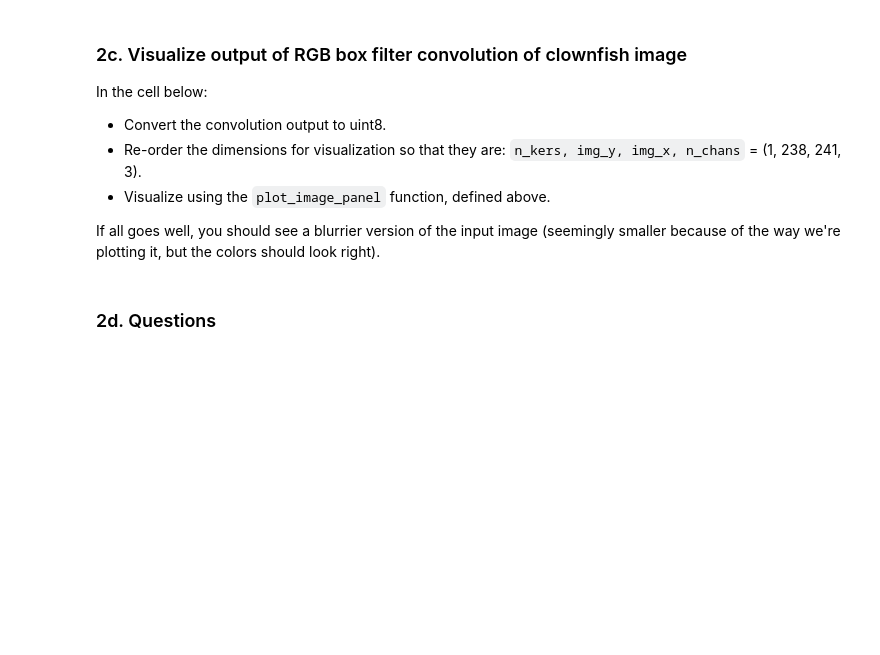
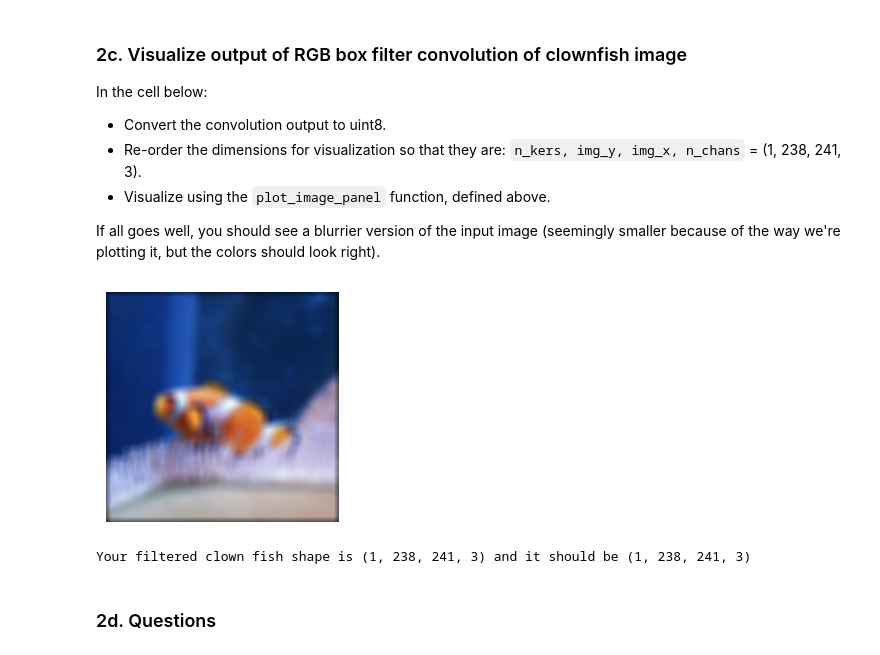
Before and after one commit to djluci/NeuralNetworks, a Jupyter notebook: Project3_ConvolutionalNN/convolution_and_pooling.ipynb, the cells around one changed output. Saved outputs shown, nothing was run; the diff lists cells and outputs as text; code cells hidden in the pictures; blank space fills up the shorter version.

```diff
--- a/Project3_ConvolutionalNN/convolution_and_pooling.ipynb
+++ b/Project3_ConvolutionalNN/convolution_and_pooling.ipynb
@@ -361,5 +361,13 @@ In the cell below, take the color clownfish image and convert it to a numpy arra
 # %%
 # YOUR CODE HERE
 
+# PIL image -> Numpy array
+clownfish_np = np.array(clownfish)
+
+# Drop 4th (alpha) channel using slicing, shape goes from (238, 241, 4) -> (238, 241, 3)
+clownfish_np = clownfish_np[:, :, :3]
+
+# Move color channel to front, shape goes from (238, 241, 3) -> (3, 238, 241)
 clownfish_np = np.transpose(clownfish_np, (2, 0, 1))  # permute dims so that channel is leading
+
 print(f'Raw color clown fish image is {clownfish_np.shape} and should be (3, 238, 241)')
@@ -374,3 +382,15 @@ Add a leading singleton dimension so shape is `(1, 11, 11)`
+# %%
+# YOUR CODE HERE
+
+# Defining dimensions
+k_size = 11
+
+# 2D box filter, start w/ 1's and divide by total num. of elem. (121)
+# so the sum of the whole filter equals 1.0
+box_ker_2d = np.ones((k_size, k_size)) / (k_size**2)
+
+# Add leading "singleton" dimension
+box_ker = box_ker_2d[np.newaxis, :, :] # shape goes from (11, 11) -> (1, 11, 11)
 # %%
 print(f'Test kernels shape is {box_ker.shape} and should be (1, 11, 11)')
 print(f'box ker looks like\n{box_ker}')
@@ -392,3 +429,19 @@ If all goes well, you should see a blurrier version of the input image (seemingl
+# %%
+# YOUR CODE HERE
+
+# convert convolution output to uint8, convolution math often results in floats so cast 8-bit integers so plot lib. recognizes pixel val. correctly
+clownfish_out_vis = clownfish_out.astype(np.uint8)
+
+# Re-order dimensions, current (n_kers, n_chans, img_y, img_x) -> (n_kers, img_y, img_x, n_chans) / (0, 1, 2, 3) -> (0, 2, 3, 1)
+clownfish_out_vis = np.transpose(clownfish_out_vis, (0, 2, 3, 1))
+
+# Visualize
+plot_image_panel(clownfish_out_vis)
+# Verify
+print(f'Your filtered clown fish shape is {clownfish_out_vis.shape} and it should be (1, 238, 241, 3)')
+# %% [output]
+[figure, added]
+Your filtered clown fish shape is (1, 238, 241, 3) and it should be (1, 238, 241, 3)
 # %% [markdown]
 ### 2d. Questions
 # %% [markdown]
```
Also changed, not shown: parts of 35 cells of this notebook, 5 other files.
